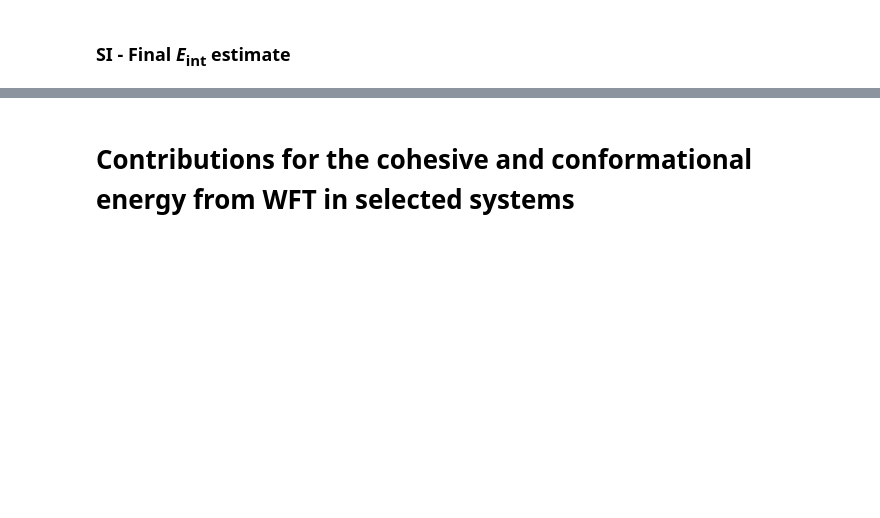
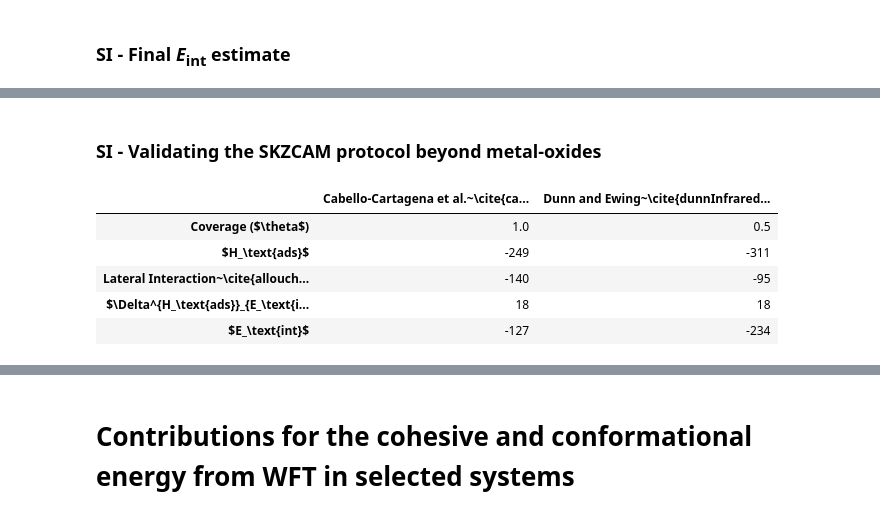
Before and after one commit to benshi97/Data_autoSKZCAM, a Jupyter notebook: analyse.ipynb, the cells around one changed output, grey strips where cells are left out. Cells and saved outputs as stored; diff of their text form; code cells hidden in the pictures; blank space fills up the shorter version.

```diff
--- a/analyse.ipynb
+++ b/analyse.ipynb
@@ -1715,3 +1715,64 @@ convert_df_to_latex_input(
 | CH$_3$OH on TiO$_2$ rutile(110) | -1624 ± 36 | -23 ± 4 | -31 ± 5 | -19 ± 2 | 31 ± 4 | -1612 ± 36 | -1642 ± 37 | ... |
 | H$_2$O on TiO$_2$ anatase(101) | -1202 ± 15 | -18 ± 0 | -32 ± 0 | -2 ± 1 | 14 ± 1 | -1190 ± 16 | -1222 ± 16 | ... |
 | NH$_3$ on TiO$_2$ anatase(101) | -1368 ± 18 | -8 ± 0 | -35 ± 1 | -14 ± 1 | 13 ± 1 | -1369 ± 18 | -1404 ± 18 | ... |
+# %% [markdown]
+### SI - Validating the SKZCAM protocol beyond metal-oxides
+# %%
+revpbe_filedir = 'Data/Miscellaneous/SKZCAM_Ionic_Validation'
+
+nacl_revpbe_eads = get_energy(f'{revpbe_filedir}/OUTCAR_Acetylene_NaCl_eads_Molecule-Surface', code='vasp') - get_energy(f'{revpbe_filedir}/OUTCAR_Acetylene_NaCl_eads_Molecule', code='vasp') - get_energy(f'{revpbe_filedir}/OUTCAR_Acetylene_NaCl_eads_Surface', code='vasp')
+nacl_revpbe_eint = get_energy(f'{revpbe_filedir}/OUTCAR_Acetylene_NaCl_eint_Molecule-Surface', code='vasp') - get_energy(f'{revpbe_filedir}/OUTCAR_Acetylene_NaCl_eint_Molecule', code='vasp') - get_energy(f'{revpbe_filedir}/OUTCAR_Acetylene_NaCl_eint_Surface', code='vasp')
+
+real_freqs, imag_freqs = read_vib_freq(f'{revpbe_filedir}/OUTCAR_Acetylene_NaCl_vib_Molecule-Surface') # Adsorbate on Slab
+# Calculate thermal and zero-point corrections as well as RT term for adsorbate and adsorbate on slab
+total_energy, ethermal_molecule_surface, ezpv_molecule_surface, kT = get_quasi_rrho(real_freqs, imag_freqs, 86)
+
+real_freqs, imag_freqs = read_vib_freq(f'{revpbe_filedir}/OUTCAR_Acetylene_NaCl_vib_Molecule') # Adsorbate
+# Calculate thermal and zero-point corrections as well as RT term for adsorbate
+total_energy, ethermal_molecule, ezpv_molecule, kT = get_quasi_rrho(real_freqs, imag_freqs, 86)
+
+nacl_revpbe_deltaH = ethermal_molecule_surface - ethermal_molecule + ezpv_molecule_surface - ezpv_molecule - kT
+
+nacl_revpbe_erlx = (nacl_revpbe_eads + nacl_revpbe_deltaH/1000 - nacl_revpbe_eint)*1000
+
+# Experimental values for NaCl.
+nacl_expt_hads_eint_dict = {
+    r'Cabello-Cartagena et al.~\cite{cabello-cartagenaStructureInfraredAbsorption2010}' : {
+        r'Coverage ($\theta$)': '1.0',
+        r'$H_\text{ads}$': -24*kjmol_to_meV,
+        r'Lateral Interaction~\cite{alloucheQuantumInitioStudy1997,picaudPhononlibronDynamicsAcetylene1998}': -140,
+        r'$\Delta^{H_\text{ads}}_{E_\text{int}}$[revPBE-D4]': nacl_revpbe_erlx,
+        r'$E_\text{int}$': -24*kjmol_to_meV - nacl_revpbe_erlx + 140
+    },
+    r'Dunn and Ewing~\cite{dunnInfraredSpectraStructure1992}': {
+        r'Coverage ($\theta$)': '0.5',
+        r'$H_\text{ads}$': -30*kjmol_to_meV,
+        r'Lateral Interaction~\cite{alloucheQuantumInitioStudy1997,picaudPhononlibronDynamicsAcetylene1998}': -95,
+        r'$\Delta^{H_\text{ads}}_{E_\text{int}}$[revPBE-D4]': nacl_revpbe_erlx,
+        r'$E_\text{int}$': -30*kjmol_to_meV - nacl_revpbe_erlx + 95
+    }
+}
+
+pd.DataFrame.from_dict(nacl_expt_hads_eint_dict)
+# Convert to floats to int using applymap
+nacl_expt_hads_eint_df = pd.DataFrame.from_dict(nacl_expt_hads_eint_dict).applymap(lambda x: int(round(x)) if isinstance(x, float) else x)
+display(nacl_expt_hads_eint_df)
+
+# Write the DataFrame to a latex input
+convert_df_to_latex_input(
+    nacl_expt_hads_eint_df,
+    start_input = '\\begin{table}[h]',
+    label = f'tab:nacl_expt_hads_eint',
+    caption = r"Converting to the experimental values for the adsorption enthalpy $H_\text{ads}$ to an interaction energy $E_\text{int}$ by removing lateral interaction and the contributions to convert from an $H_\textrm{ads}$ to $E_\textrm{int}$ at the revPBE-D4 level (encapsulated in $\Delta^{H_\text{ads}}_{E_\text{int}}$[revPBE-D4]).",
+    end_input = '\\end{table}',
+    adjustbox = 1,
+    center = True,
+    df_latex_skip = 0,
+    filename = 'Tables/SI_Table-NaCl_Experimental_Hads_Eint.tex')
+# %% [output]
+|  | Cabello-Cartagena et al.~\cite{ca... | Dunn and Ewing~\cite{dunnInfrared... |
+| Coverage ($\theta$) | 1.0 | 0.5 |
+| $H_\text{ads}$ | -249 | -311 |
+| Lateral Interaction~\cite{allouch... | -140 | -95 |
+| $\Delta^{H_\text{ads}}_{E_\text{i... | 18 | 18 |
+| $E_\text{int}$ | -127 | -234 |
```
Also changed, not shown: parts of 13 cells of this notebook, 47 other files.
